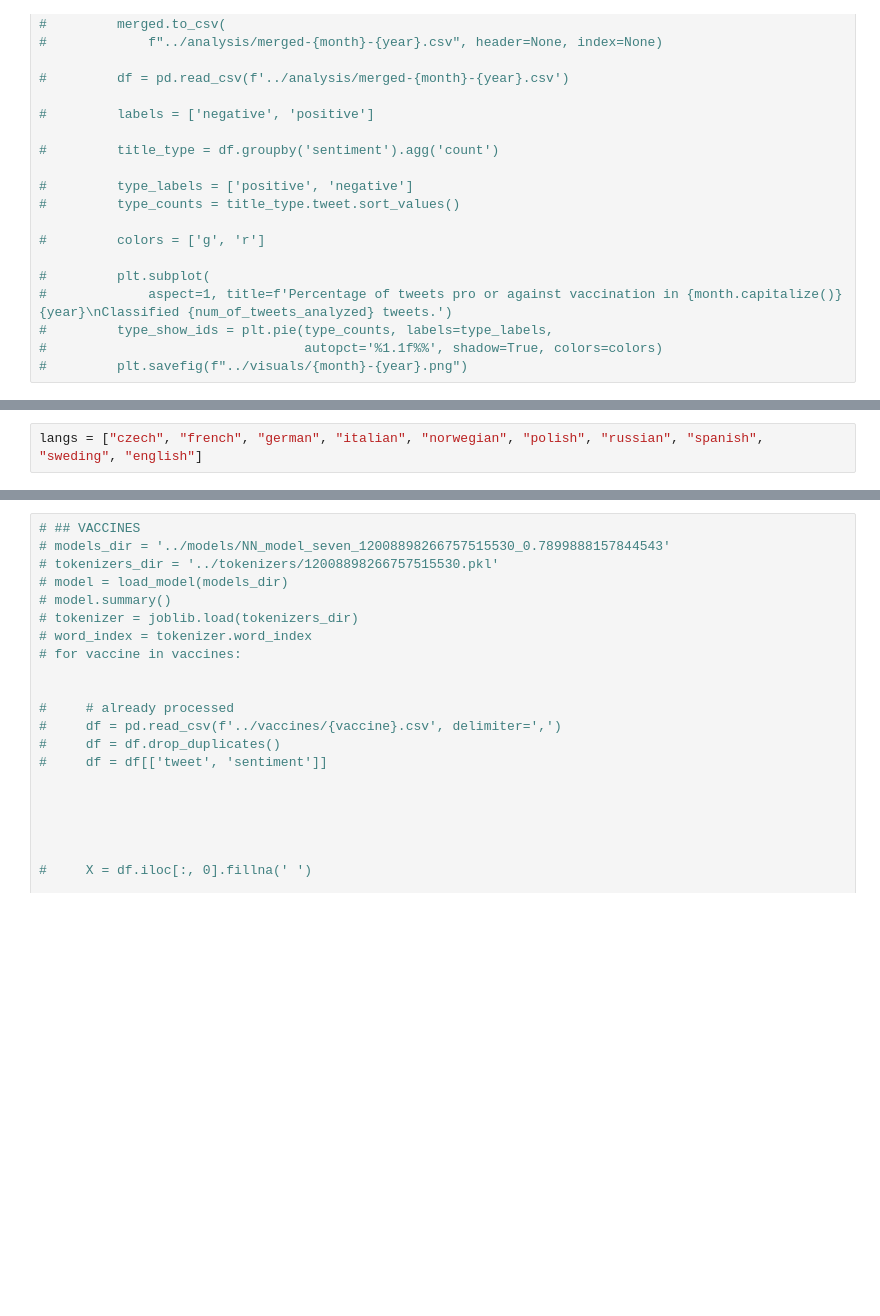
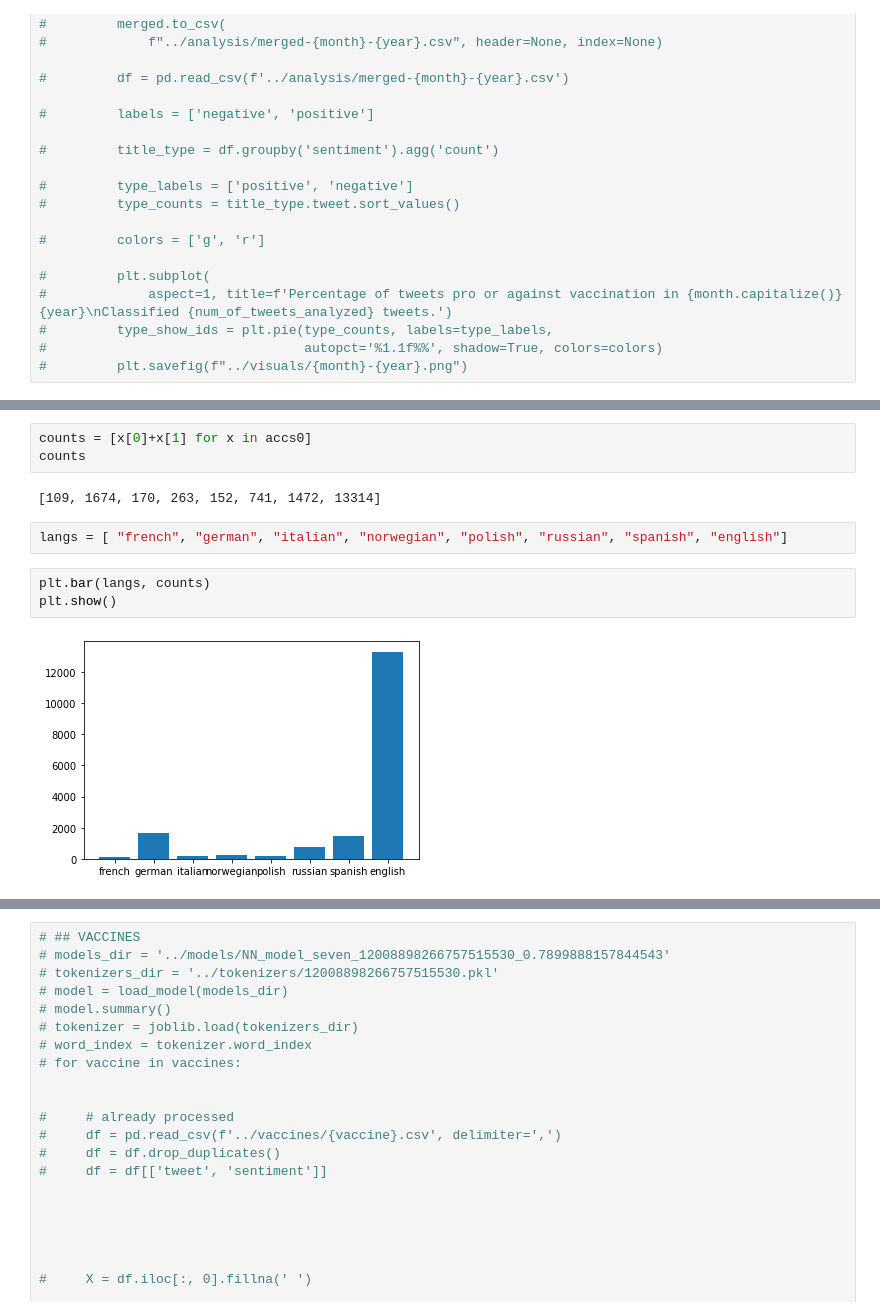
Before and after one commit to 3nws/twitter-text-classification, a Jupyter notebook: notebooks/analyze_tf.ipynb, the cells around one changed output, grey strips where cells are left out. Drawn from its saved outputs; the diff is of its cells as text; blank space fills up the shorter version.

```diff
--- a/notebooks/analyze_tf.ipynb
+++ b/notebooks/analyze_tf.ipynb
@@ -221,5 +266,15 @@ accs
+# %%
+counts = [x[0]+x[1] for x in accs0]
+counts
+# %% [output]
+[109, 1674, 170, 263, 152, 741, 1472, 13314]
 # %%
-langs = ["czech", "french", "german", "italian", "norwegian", "polish", "russian", "spanish", "sweding", "english"]
+langs = [ "french", "german", "italian", "norwegian", "polish", "russian", "spanish", "english"]
+# %%
+plt.bar(langs, counts)
+plt.show()
+# %% [output]
+[figure, added]
 # %%
 from cycler import cycler
 
```
Also changed, not shown: parts of 4 cells of this notebook, 5 other files.
